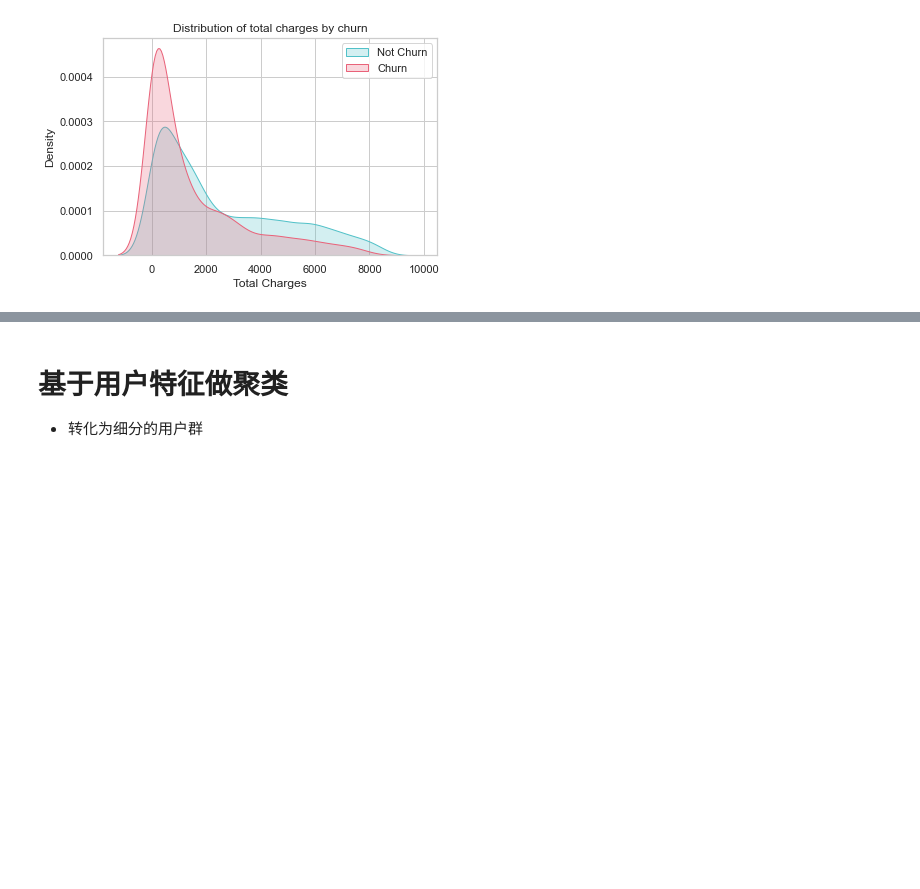
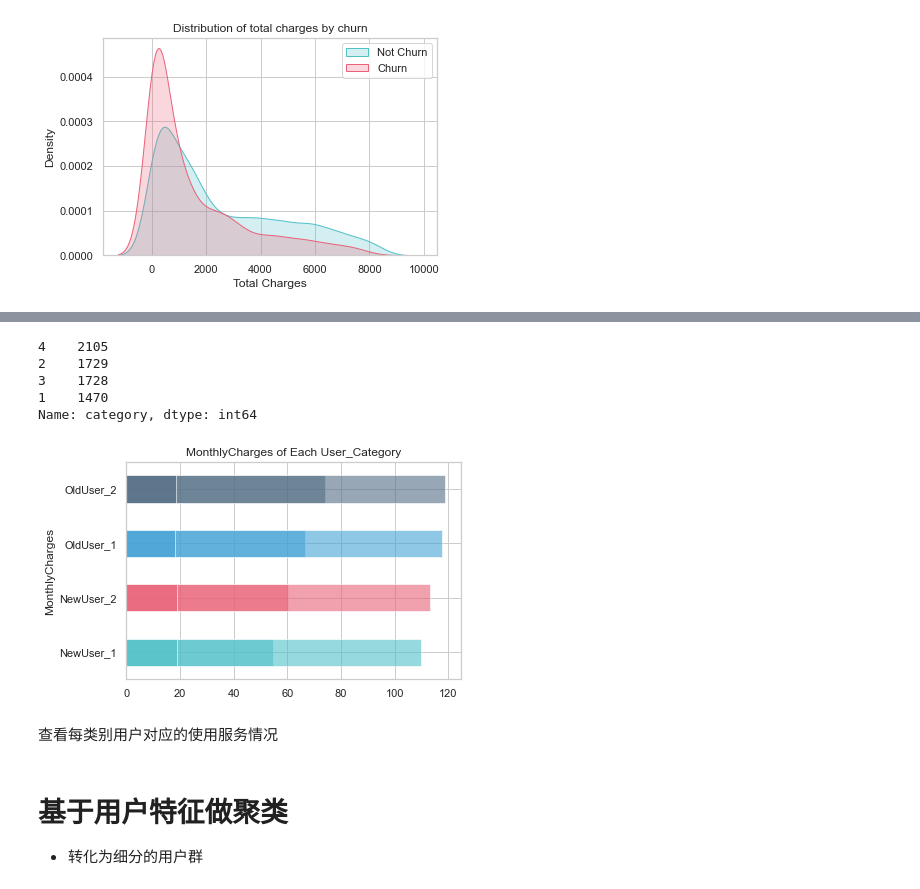
Before and after one commit to YunmaoLeo/Telco_Customer_Churn_Data_Analysis, a Jupyter notebook: code/Data_Clean_EDA.ipynb, the cells around one changed output, grey strips where cells are left out. Cells and saved outputs as stored; diff of their text form; code cells hidden in the pictures; blank space fills up the shorter version.

```diff
--- a/code/Data_Clean_EDA.ipynb
+++ b/code/Data_Clean_EDA.ipynb
@@ -412,0 +417,14 @@ plt.savefig('../charts/Churn_TotalCharge.jpg',bbox_inches='tight')
+# %%
+df = telecom_cust.copy()
+
+def time_cut(x):
+    if x<=6:
+        return 'NewUser_1'
+    elif 7<=x<=24:
+        return 'NewUser_2'
+    elif 25<=x<=50:
+        return 'OldUser_1'
+    else:
+        return 'OldUser_2'
+
+df['User_Category'] = df['tenure'].apply(lambda x:time_cut(x))
@@ -412,0 +467,36 @@ plt.savefig('../charts/Churn_TotalCharge.jpg',bbox_inches='tight')
+# %%
+def time_cut_2(x):
+    if x<=6:
+        return 1
+    elif 7<=x<=24:
+        return 2
+    elif 25<=x<=50:
+        return 3
+    else:
+        return 4
+df['category']=df['tenure'].apply(lambda x:time_cut_2(x))
+# %%
+df_temp['category'].value_counts()
+# %% [output]
+4    2105
+2    1729
+3    1728
+1    1470
+Name: category, dtype: int64
+# %%
+df.groupby('User_Category')['MonthlyCharges'].mean().plot(kind='barh',color=colors,
+                                                         xlabel='MonthlyCharges',alpha=0.6,
+                                                         title='MonthlyCharges of Each User_Category')
+df.groupby('User_Category')['MonthlyCharges'].max().plot(kind='barh',color=colors,
+                                                         xlabel='MonthlyCharges',alpha=0.6,
+                                                         title='MonthlyCharges of Each User_Category')
+df.groupby('User_Category')['MonthlyCharges'].min().plot(kind='barh',color=colors,
+                                                         xlabel='MonthlyCharges',alpha=0.6,
+                                                         title='MonthlyCharges of Each User_Category')
+
+
+plt.savefig('../charts/MonthlyCharges_Each_User_Category.jpg',bbox_inches='tight')
+# %% [output]
+[figure, added]
+# %% [markdown]
+查看每类别用户对应的使用服务情况
```
Also changed, not shown: parts of 10 cells of this notebook, 5 other files.
